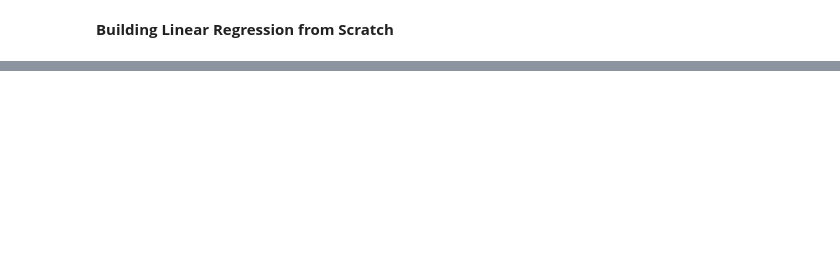
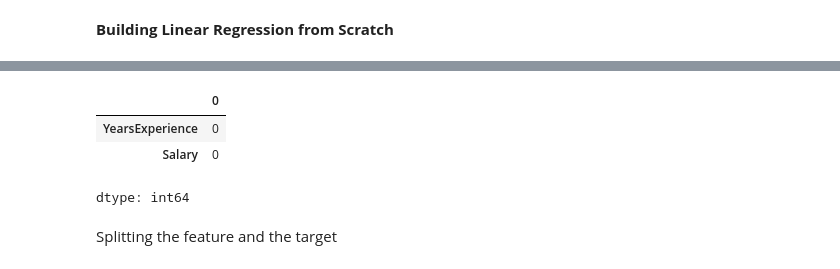
Before and after one commit to LiberatedAnish/Learning-Portfolio, a Jupyter notebook: LinearModelfromScratch.ipynb, the cells around one changed output, grey strips where cells are left out. Drawn from its saved outputs; the diff is of its cells as text; code cells hidden in the pictures; blank space fills up the shorter version.

```diff
--- a/LinearModelfromScratch.ipynb
+++ b/LinearModelfromScratch.ipynb
@@ -39,0 +67,10 @@ class linear_regression:
+# %%
+#checking for missing values
+salary_data.isnull().sum()
+# %% [output]
+|  | 0 |
+| YearsExperience | 0 |
+| Salary | 0 |
+dtype: int64
+# %% [markdown]
+Splitting the feature and the target
```
Also changed, not shown: parts of 20 cells of this notebook.
